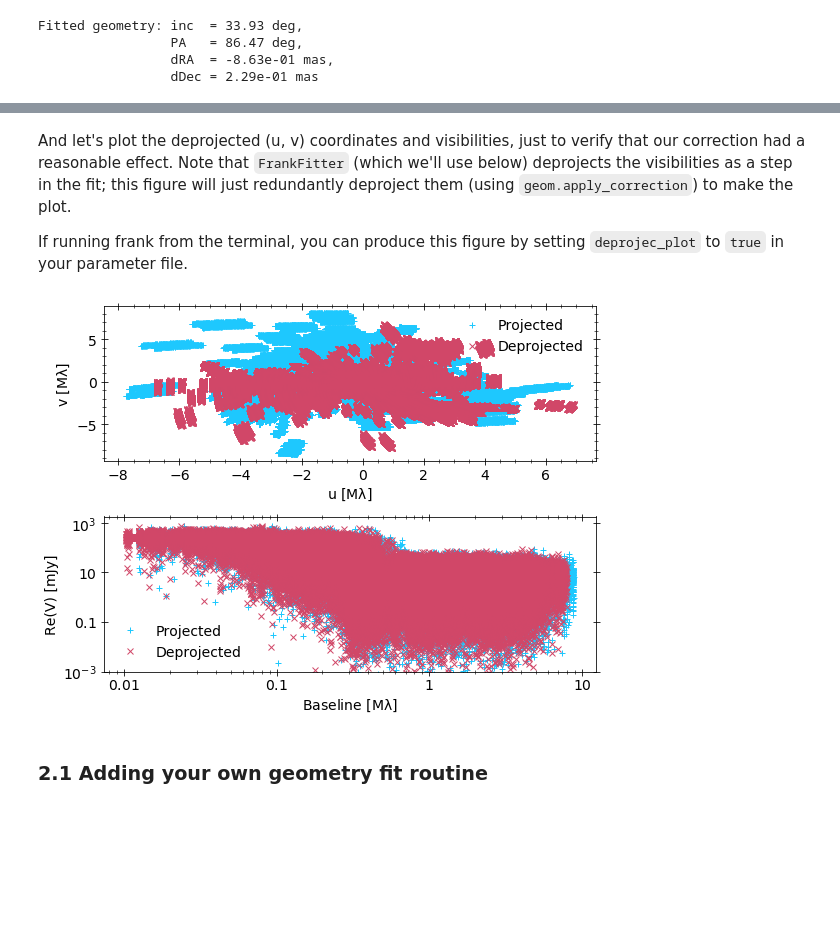
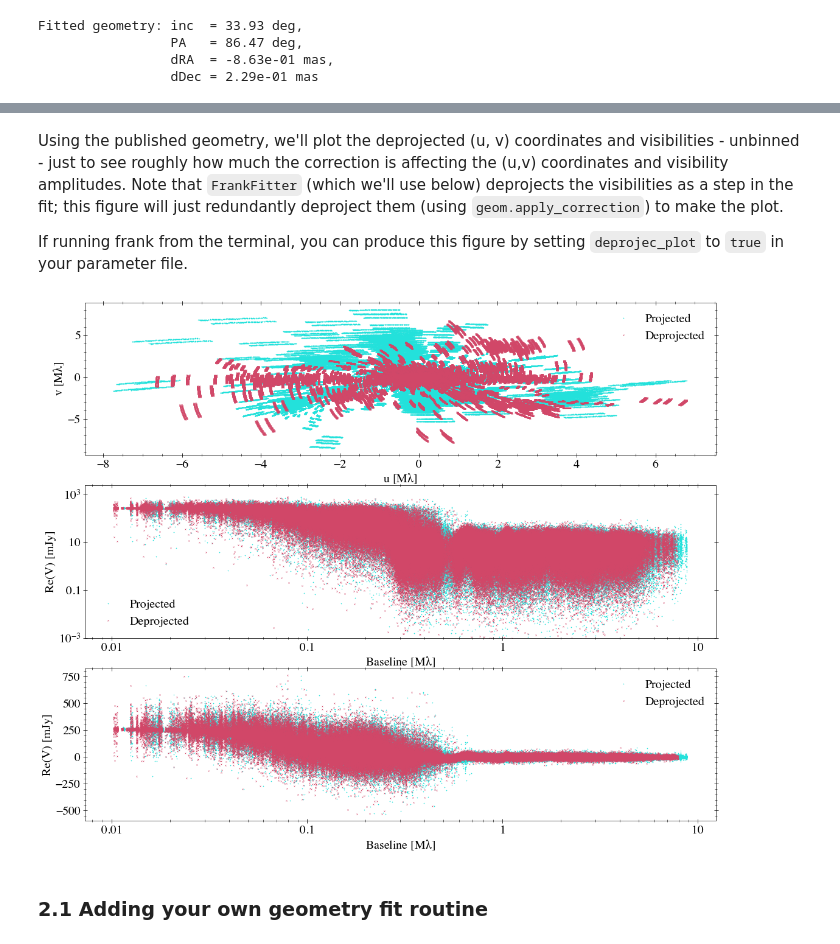
Before and after one commit to discsim/frank, a Jupyter notebook: docs/tutorials/fitting_procedure.ipynb, the cells around one changed output, grey strips where cells are left out. Cells and saved outputs as stored; diff of their text form; code cells hidden in the pictures; blank space fills up the shorter version.

Commit message:
fitting_procedure tutorial: geometry fit explanation

```diff
--- a/docs/tutorials/fitting_procedure.ipynb
+++ b/docs/tutorials/fitting_procedure.ipynb
@@ -73,11 +83,13 @@ Fitted geometry: inc  = 33.93 deg,
+# %%
+geom = FixedGeometry(34.97, 85.76, 1.9e-3, 2.5e-3)
 # %% [markdown]
-And let's plot the deprojected (u, v) coordinates and visibilities, just to verify that our correction had a reasonable effect. Note that `FrankFitter` (which we'll use below) deprojects the visibilities as a step in the fit; this figure will just redundantly deproject them (using `geom.apply_correction`) to make the plot.
+Using the published geometry, we'll plot the deprojected (u, v) coordinates and visibilities - unbinned - just to see roughly how much the correction is affecting the (u,v) coordinates and visibility amplitudes. Note that `FrankFitter` (which we'll use below) deprojects the visibilities as a step in the fit; this figure will just redundantly deproject them (using `geom.apply_correction`) to make the plot.
 
 If running frank from the terminal, you can produce this figure by setting `deprojec_plot` to `true` in your parameter file.
 # %%
-make_deprojection_fig(u, v, vis, geom, force_style=False);
+make_deprojection_fig(u, v, vis, weights, geom, bin_widths=[], figsize=(16,14), force_style=False);
 # %% [output]
-[figure, old version]
+[figure, new version]
 # %% [markdown]
 ### 2.1 Adding your own geometry fit routine
 # %% [markdown]
```
Also changed, not shown: parts of 5 cells of this notebook.
